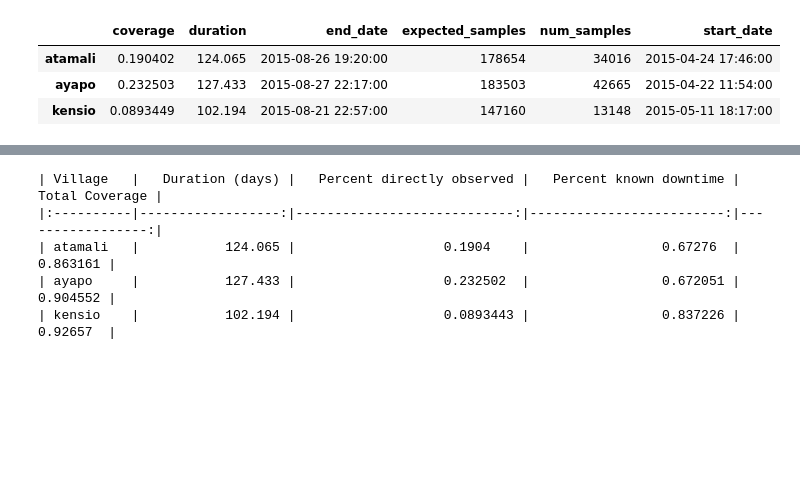
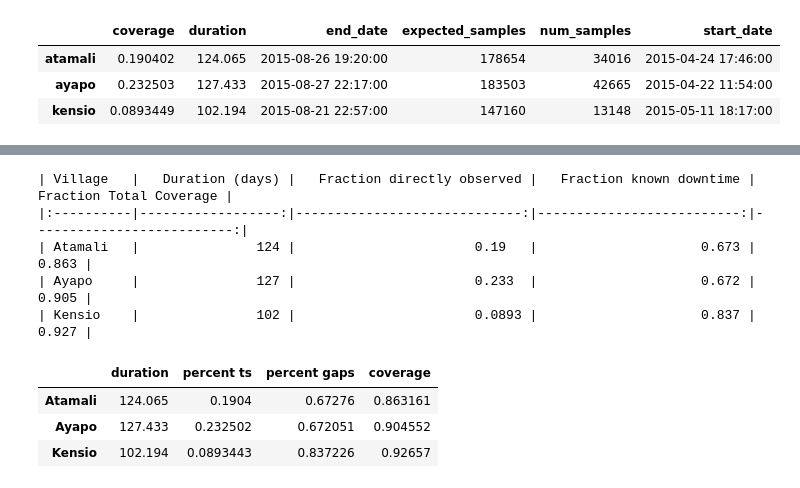
Before and after one commit to dsoto/WP19, a Jupyter notebook: analysis/SI-data-integrity.ipynb, the cells around one changed output, grey strips where cells are left out. Drawn from its saved outputs; the diff is of its cells as text; code cells hidden in the pictures; blank space fills up the shorter version.

```diff
--- a/analysis/SI-data-integrity.ipynb
+++ b/analysis/SI-data-integrity.ipynb
@@ -77,14 +76,19 @@ stats
-# %%
-import tabulate
-print(tabulate.tabulate(stats, tablefmt='pipe',
-      headers=['Village', 'Duration (days)', 'Percent directly observed', 'Percent known downtime', 'Total Coverage']))
-# %% [output]
-| Village   |   Duration (days) |   Percent directly observed |   Percent known downtime |   Total Coverage |
-|:----------|------------------:|----------------------------:|-------------------------:|-----------------:|
-| atamali   |           124.065 |                   0.1904    |                 0.67276  |         0.863161 |
-| ayapo     |           127.433 |                   0.232502  |                 0.672051 |         0.904552 |
-| kensio    |           102.194 |                   0.0893443 |                 0.837226 |         0.92657  |
-# %%
-with open('../tables/data_coverage.md', 'w') as f:
-    f.write(tabulate.tabulate(stats, tablefmt='pipe', floatfmt='.3g',
-      headers=['Village', 'Duration (days)', 'Percent directly observed', 'Percent known downtime', 'Total Coverage']))
+# %%
+headers=['Village', 'Duration (days)', 'Fraction directly observed', 'Fraction known downtime', 'Fraction Total Coverage']
+import tabulate
+
+table_string = tabulate.tabulate(stats, tablefmt='pipe', floatfmt='.3g', headers=headers)
+with open('../tables/data_coverage.md', 'w') as f:
+    f.write(table_string)
+print(table_string)
+stats
+# %% [output]
+| Village   |   Duration (days) |   Fraction directly observed |   Fraction known downtime |   Fraction Total Coverage |
+|:----------|------------------:|-----------------------------:|--------------------------:|--------------------------:|
+| Atamali   |               124 |                       0.19   |                     0.673 |                     0.863 |
+| Ayapo     |               127 |                       0.233  |                     0.672 |                     0.905 |
+| Kensio    |               102 |                       0.0893 |                     0.837 |                     0.927 |
+|  | duration | percent ts | percent gaps | coverage |
+| Atamali | 124.065 | 0.1904 | 0.67276 | 0.863161 |
+| Ayapo | 127.433 | 0.232502 | 0.672051 | 0.904552 |
+| Kensio | 102.194 | 0.0893443 | 0.837226 | 0.92657 |
```
Also changed, not shown: parts of 1 cell of this notebook, 8 other files.
